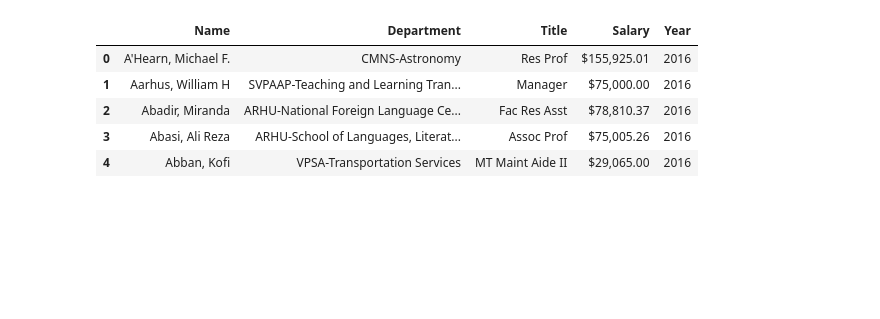
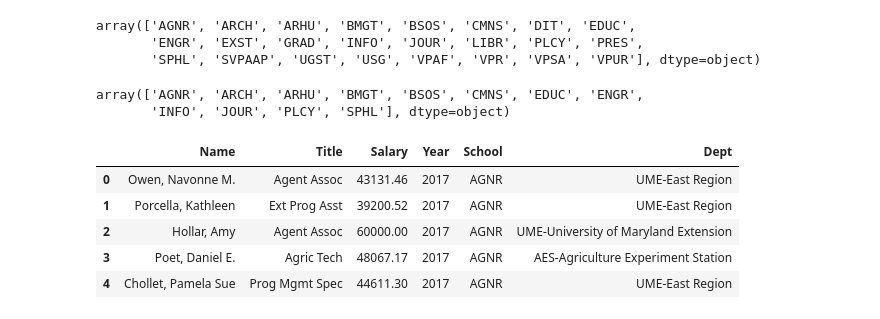
Before and after one commit to rosegaray/UMDSalaryGuideData, a Jupyter notebook: 320_FInal_Project.ipynb, the cells around one changed output. Saved outputs shown, nothing was run; the diff lists cells and outputs as text; code cells hidden in the pictures; blank space fills up the shorter version.

Commit message:
data cleaning and exploration

```diff
--- a/320_FInal_Project.ipynb
+++ b/320_FInal_Project.ipynb
@@ -1,22 +1,55 @@
-# %%
-import pandas as pd
-import numpy as np
-_2017_data = pd.read_csv("2017_data.csv")
-_2017_data["Year"] = "2017"
-_2016_data = pd.read_csv("2016_data.csv")
-_2016_data["Year"] = "2016"
-_2015_data = pd.read_csv("2015_data.csv")
-_2015_data["Year"] = "2015"
-_2014_data = pd.read_csv("2014_data.csv")
-_2014_data["Year"] = "2014"
-_2013_data = pd.read_csv("2013_data.csv")
-_2013_data["Year"] = "2013"
-
-_2016_data.head()
-# %% [output]
-|  | Name | Department | Title | Salary | Year |
-| 0 | A'Hearn, Michael F. | CMNS-Astronomy | Res Prof | $155,925.01 | 2016 |
-| 1 | Aarhus, William H | SVPAAP-Teaching and Learning Tran... | Manager | $75,000.00 | 2016 |
-| 2 | Abadir, Miranda | ARHU-National Foreign Language Ce... | Fac Res Asst | $78,810.37 | 2016 |
-| 3 | Abasi, Ali Reza | ARHU-School of Languages, Literat... | Assoc Prof | $75,005.26 | 2016 |
-| 4 | Abban, Kofi | VPSA-Transportation Services | MT Maint Aide II | $29,065.00 | 2016 |
+# %%
+import pandas as pd
+import numpy as np
+pd.set_option('max_rows', 30)
+# Grabbing each year's data and storing it in a pandas frame
+df_17 = pd.read_csv("2017_data.csv")
+# Creating a Year column to each dataset
+df_17["Year"] = "2017"
+# Dropping all nans
+df_17.dropna(axis=0, how='any', inplace=True)
+
+# Dropped a non academic dept - necessary in order to split by '-'
+df_17 = df_17[df_17.Department != "Office of Inst Research, Planning & Assessment"]
+
+#Split Department column into 2 columns - School and Department
+df_17 = df_17.assign(School= df_17.Department.apply(lambda x: x.split("-",1)[0]))
+df_17 = df_17.assign(Dept= df_17.Department.apply(lambda x: x.split("-",1)[1]))
+
+#Dropping department column
+df_17.drop('Department',axis=1,inplace=True)
+
+#Converting salary to float
+df_17 = df_17.assign(Salary = df_17.Salary.apply(lambda x: float(x[1:].replace(',',''))))
+df_17.reset_index(drop=True, inplace=True)
+
+# View all unique departments
+all_departments = df_17.School.unique()
+all_depts = np.sort(all_departments)
+all_depts
+# %% [output]
+array(['AGNR', 'ARCH', 'ARHU', 'BMGT', 'BSOS', 'CMNS', 'DIT', 'EDUC',
+       'ENGR', 'EXST', 'GRAD', 'INFO', 'JOUR', 'LIBR', 'PLCY', 'PRES',
+       'SPHL', 'SVPAAP', 'UGST', 'USG', 'VPAF', 'VPR', 'VPSA', 'VPUR'], dtype=object)
+# %%
+#Keep academic departments only
+#Drop DIT, EXST (extended studies), GRAD, LIBR, PRES, SVPAAP, UGST, USG, VPAF, VPR, VPSA, VPUR
+to_drop = ["DIT", "EXST" ,"GRAD" ,"LIBR" ,"PRES","SVPAAP" ,"UGST" ,"USG" ,"VPAF" , "VPR" ,"VPSA", "VPUR"]
+df_17 = df_17[~df_17.School.isin(to_drop)]
+depts = np.sort((df_17.School).unique())
+depts
+# %% [output]
+array(['AGNR', 'ARCH', 'ARHU', 'BMGT', 'BSOS', 'CMNS', 'EDUC', 'ENGR',
+       'INFO', 'JOUR', 'PLCY', 'SPHL'], dtype=object)
+# %%
+#sort dataframe by school
+df_17.sort_values('School', inplace=True)
+df_17.reset_index(drop=True, inplace=True)
+df_17.head()
+# %% [output]
+|  | Name | Title | Salary | Year | School | Dept |
+| 0 | Owen, Navonne M. | Agent Assoc | 43131.46 | 2017 | AGNR | UME-East Region |
+| 1 | Porcella, Kathleen | Ext Prog Asst | 39200.52 | 2017 | AGNR | UME-East Region |
+| 2 | Hollar, Amy | Agent Assoc | 60000.00 | 2017 | AGNR | UME-University of Maryland Extension |
+| 3 | Poet, Daniel E. | Agric Tech | 48067.17 | 2017 | AGNR | AES-Agriculture Experiment Station |
+| 4 | Chollet, Pamela Sue | Prog Mgmt Spec | 44611.30 | 2017 | AGNR | UME-East Region |
```
Also changed, not shown: parts of 5 cells of this notebook.
